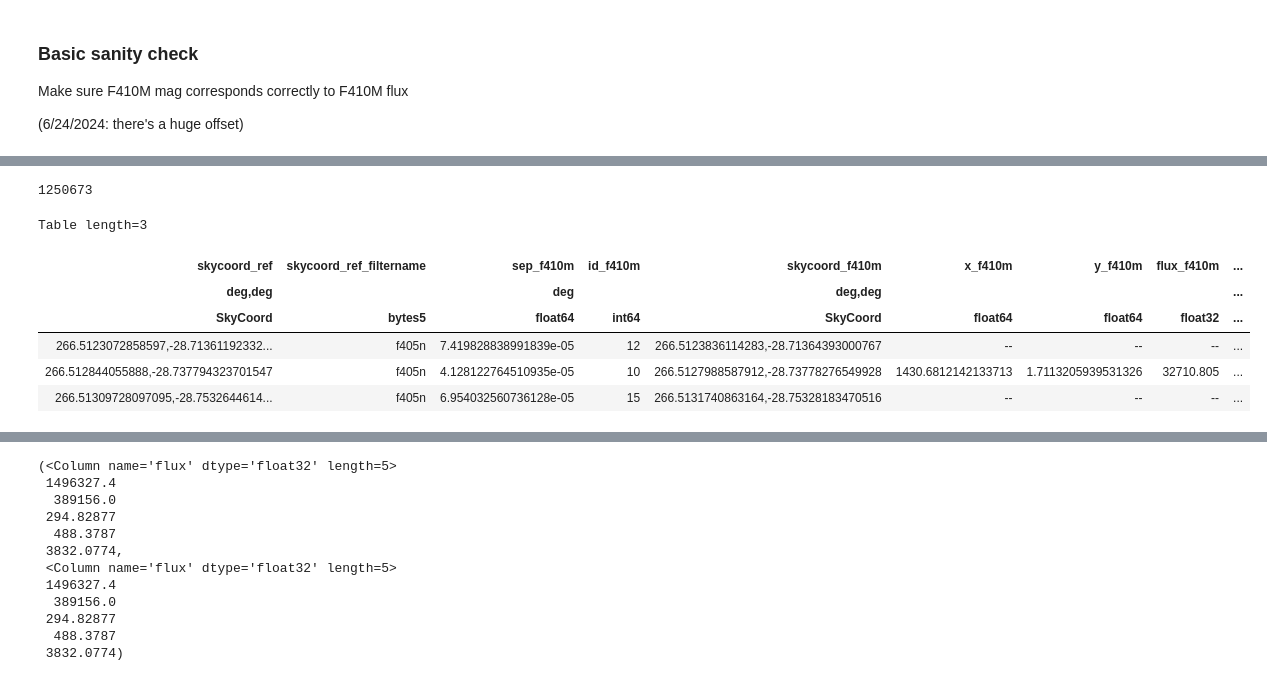
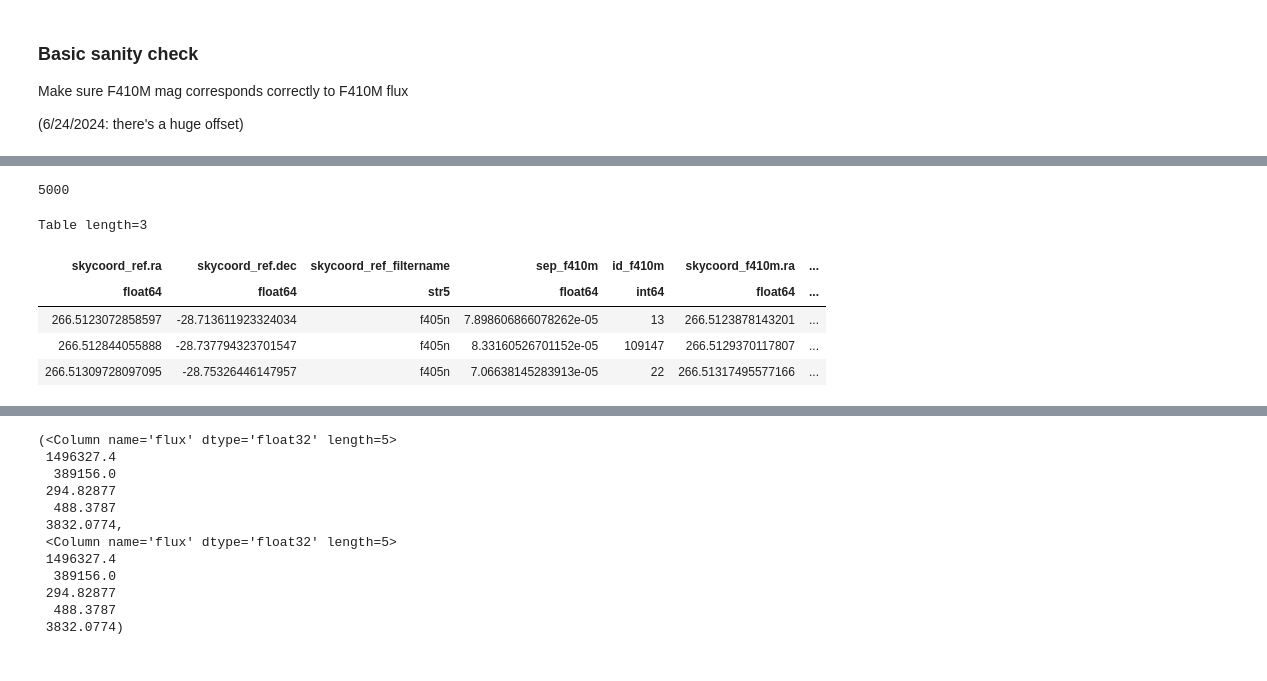
Before and after one commit to keflavich/brick-jwst-2221, a Jupyter notebook: notebooks/SanityCheck-WhyCatalogWeird.ipynb, the cells around one changed output, grey strips where cells are left out. Drawn from its saved outputs; the diff is of its cells as text; code cells hidden in the pictures.

```diff
--- a/notebooks/SanityCheck-WhyCatalogWeird.ipynb
+++ b/notebooks/SanityCheck-WhyCatalogWeird.ipynb
@@ -221,13 +222,14 @@ ls -lh {basepath}/catalogs/crowdsource_nsky0_merged_photometry_tables_merged.*
 # %%
-basetable = tbl = Table.read(f'{basepath}/catalogs/crowdsource_nsky0_merged_photometry_tables_merged.fits')
+tblfn = f'{basepath}/catalogs/crowdsource_nsky0_merged_photometry_tables_merged.fits'
+tbldata = fits.open(tblfn)[1].data[:5000]
+basetable = tbl = Table(tbldata)
 print(len(tbl))
 tbl[:3]
 # %% [output]
-1250673
+5000
 Table length=3
-| skycoord_ref | skycoord_ref_filtername | sep_f410m | id_f410m | skycoord_f410m | x_f410m | y_f410m | flux_f410m | ... |
-| deg,deg |  | deg |  | deg,deg |  |  |  | ... |
-| SkyCoord | bytes5 | float64 | int64 | SkyCoord | float64 | float64 | float32 | ... |
-| 266.5123072858597,-28.71361192332... | f405n | 7.419828838991839e-05 | 12 | 266.5123836114283,-28.71364393000767 | -- | -- | -- | ... |
-| 266.512844055888,-28.737794323701547 | f405n | 4.128122764510935e-05 | 10 | 266.5127988587912,-28.73778276549928 | 1430.6812142133713 | 1.7113205939531326 | 32710.805 | ... |
-| 266.51309728097095,-28.7532644614... | f405n | 6.954032560736128e-05 | 15 | 266.5131740863164,-28.75328183470516 | -- | -- | -- | ... |
+| skycoord_ref.ra | skycoord_ref.dec | skycoord_ref_filtername | sep_f410m | id_f410m | skycoord_f410m.ra | ... |
+| float64 | float64 | str5 | float64 | int64 | float64 | ... |
+| 266.5123072858597 | -28.713611923324034 | f405n | 7.898606866078262e-05 | 13 | 266.5123878143201 | ... |
+| 266.512844055888 | -28.737794323701547 | f405n | 8.33160526701152e-05 | 109147 | 266.5129370117807 | ... |
+| 266.51309728097095 | -28.75326446147957 | f405n | 7.06638145283913e-05 | 22 | 266.51317495577166 | ... |
```
Also changed, not shown: parts of 19 cells of this notebook, 5 other files.
